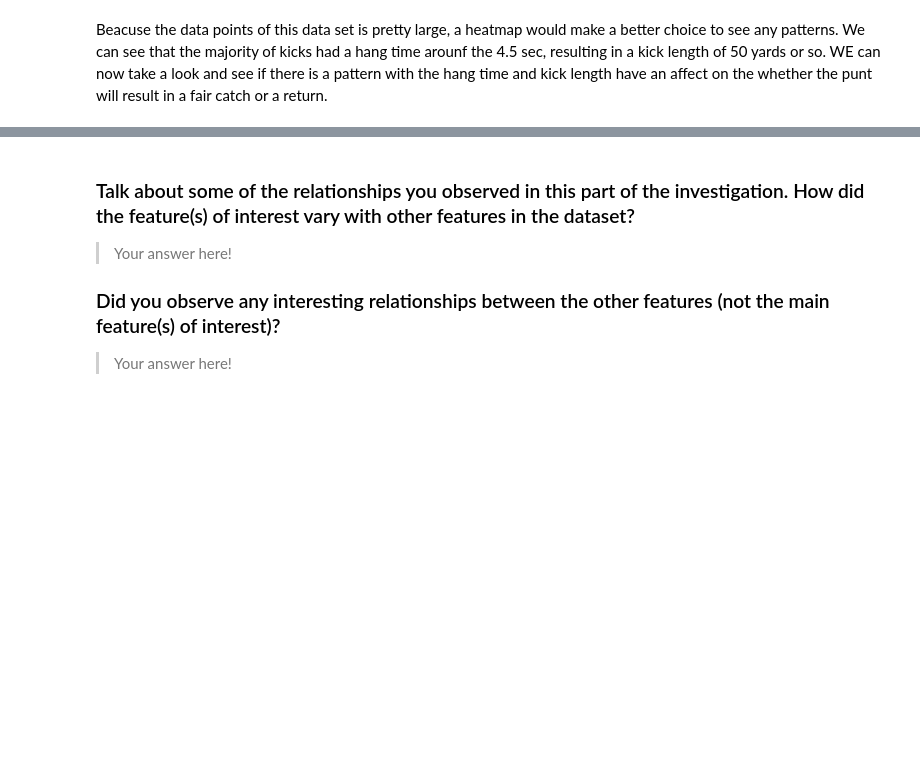
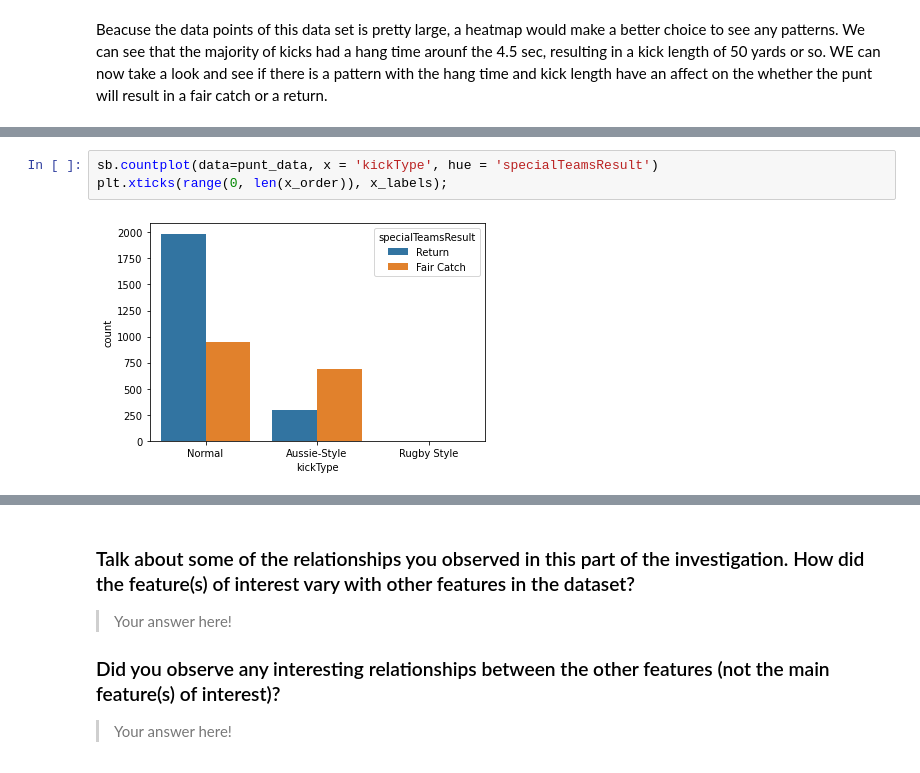
Before and after one commit to dkrejcarek/punt_analysis, a Jupyter notebook: Part_I_exploration_template.ipynb, the cells around one changed output, grey strips where cells are left out. Cells and saved outputs as stored; diff of their text form; blank space fills up the shorter version.

```diff
--- a/Part_I_exploration_template.ipynb
+++ b/Part_I_exploration_template.ipynb
@@ -675,0 +698,5 @@ Beacuse the data points of this data set is pretty large, a heatmap would make a
+# %%
+sb.countplot(data=punt_data, x = 'kickType', hue = 'specialTeamsResult')
+plt.xticks(range(0, len(x_order)), x_labels);
+# %% [output]
+[figure, added]
```
Also changed, not shown: parts of 14 cells of this notebook.
